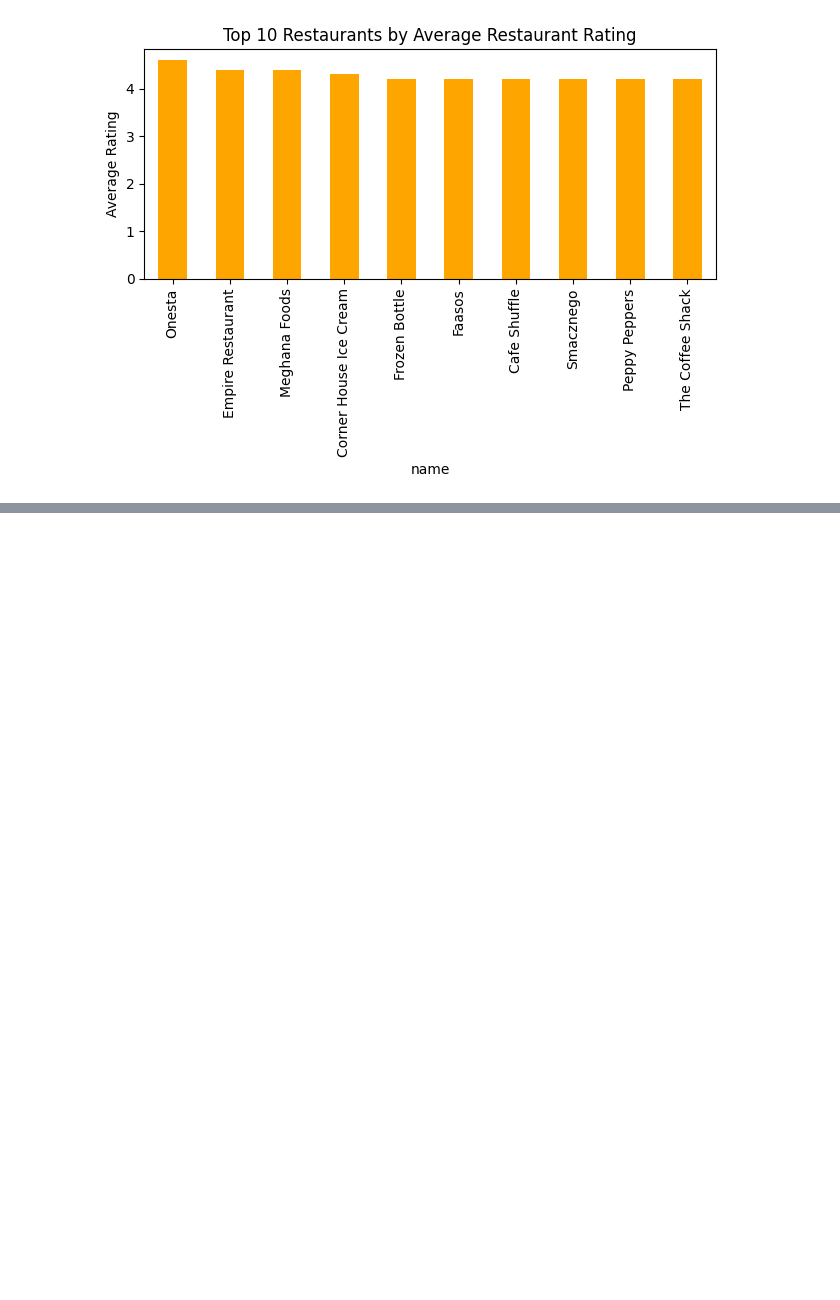
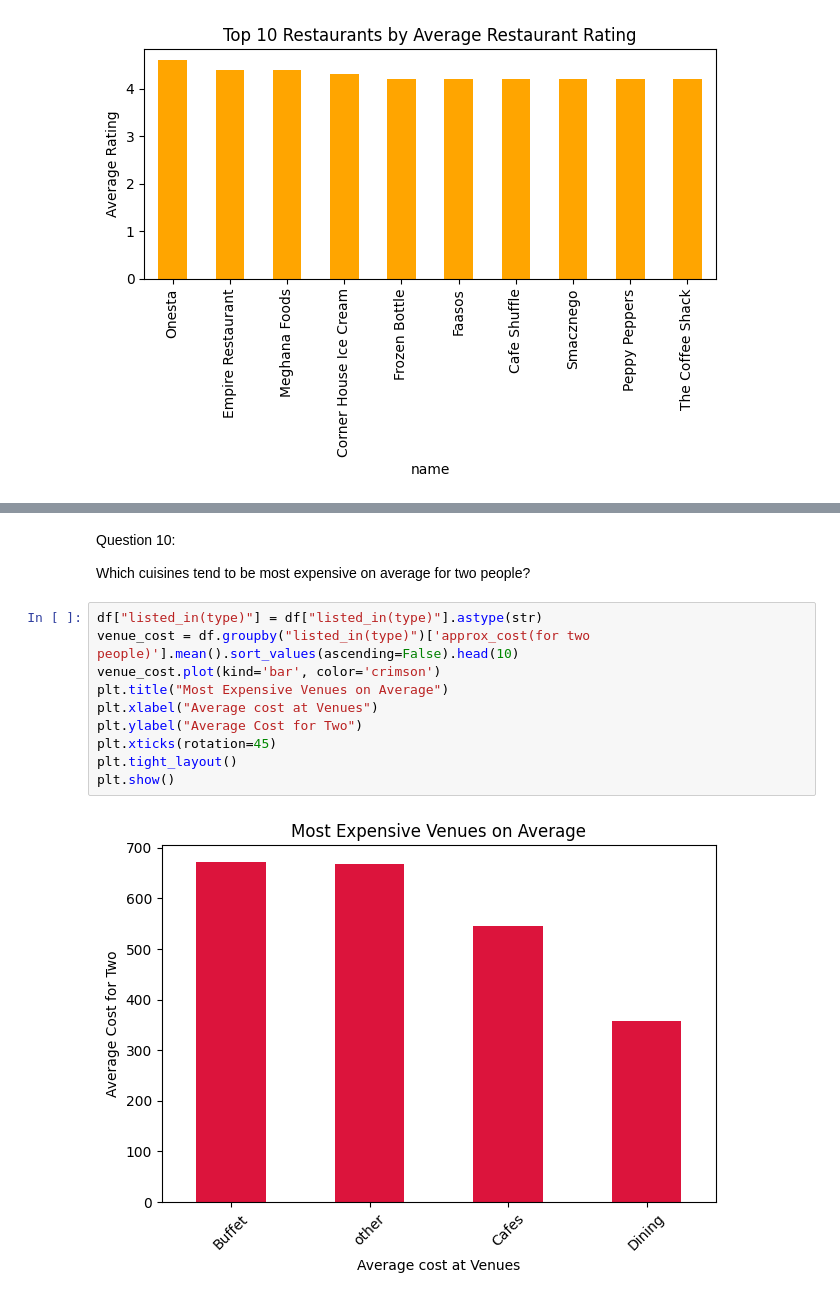
Before and after one commit to Vanshaj14Mohan/Zomata-Data-Analysis, a Jupyter notebook: Files/main.ipynb, the cells around one changed output, grey strips where cells are left out. Saved outputs shown, nothing was run; the diff lists cells and outputs as text; blank space fills up the shorter version.

```diff
--- a/Files/main.ipynb
+++ b/Files/main.ipynb
@@ -243,0 +262,16 @@ plt.show()
+# %% [markdown]
+Question 10:
+
+Which cuisines tend to be most expensive on average for two people?
+# %%
+df["listed_in(type)"] = df["listed_in(type)"].astype(str)
+venue_cost = df.groupby("listed_in(type)")['approx_cost(for two people)'].mean().sort_values(ascending=False).head(10)
+venue_cost.plot(kind='bar', color='crimson')
+plt.title("Most Expensive Venues on Average")
+plt.xlabel("Average cost at Venues")
+plt.ylabel("Average Cost for Two")
+plt.xticks(rotation=45)
+plt.tight_layout()
+plt.show()
+# %% [output]
+[figure, added]
```
Also changed, not shown: parts of 2 cells of this notebook.
